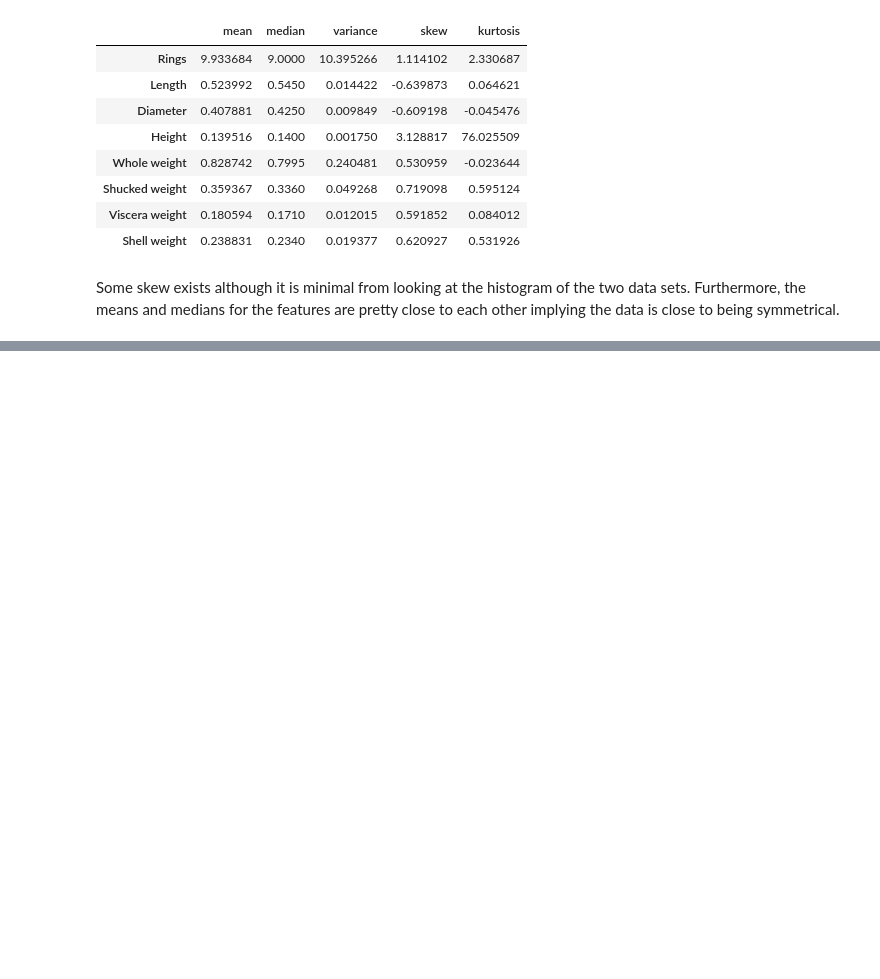
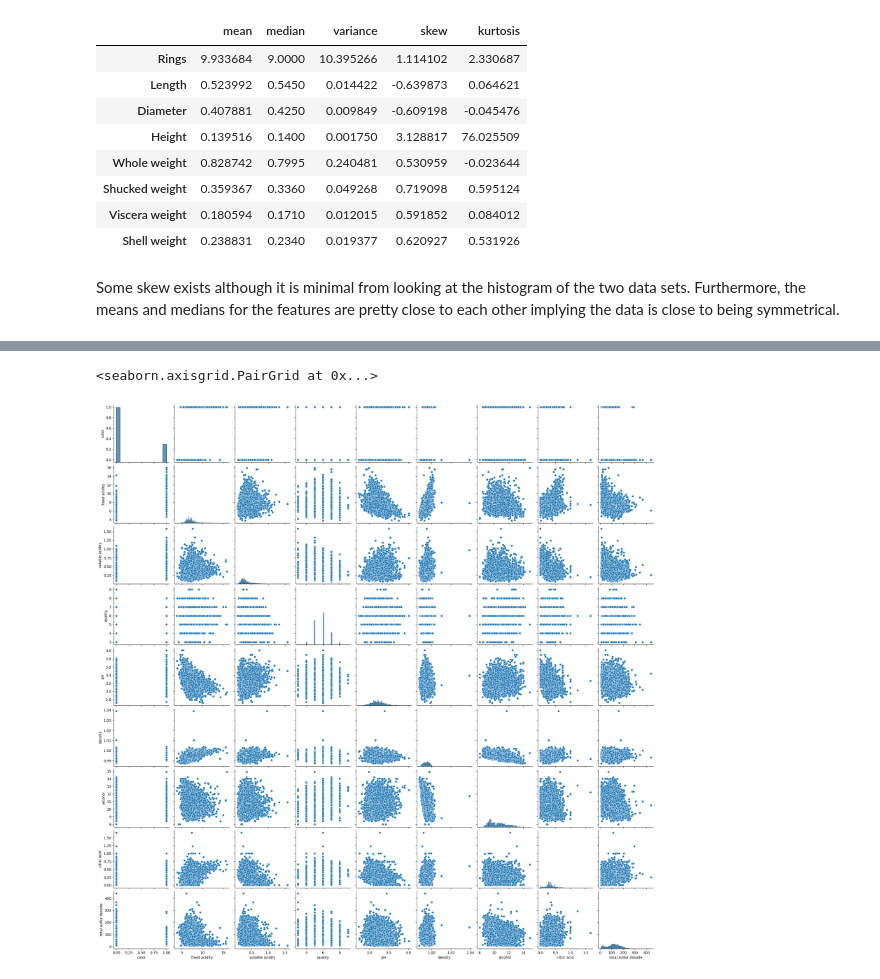
Before and after one commit to niiquaye/ECE457B, a Jupyter notebook: W25-asg1/assignment.ipynb, the cells around one changed output, grey strips where cells are left out. Drawn from its saved outputs; the diff is of its cells as text; code cells hidden in the pictures; blank space fills up the shorter version.

```diff
--- a/W25-asg1/assignment.ipynb
+++ b/W25-asg1/assignment.ipynb
@@ -162,0 +168,5 @@ Some skew exists although it is minimal from looking at the histogram of the two
+# %%
+seaborn.pairplot(wine_quality_df.reset_index()[['color', 'fixed acidity', 'volatile acidity', 'quality', 'pH', 'density', 'alcohol', 'citric acid', 'total sulfur dioxide']])
+# %% [output]
+<seaborn.axisgrid.PairGrid at 0x...>
+[figure, added]
```
Also changed, not shown: parts of 5 cells of this notebook.
